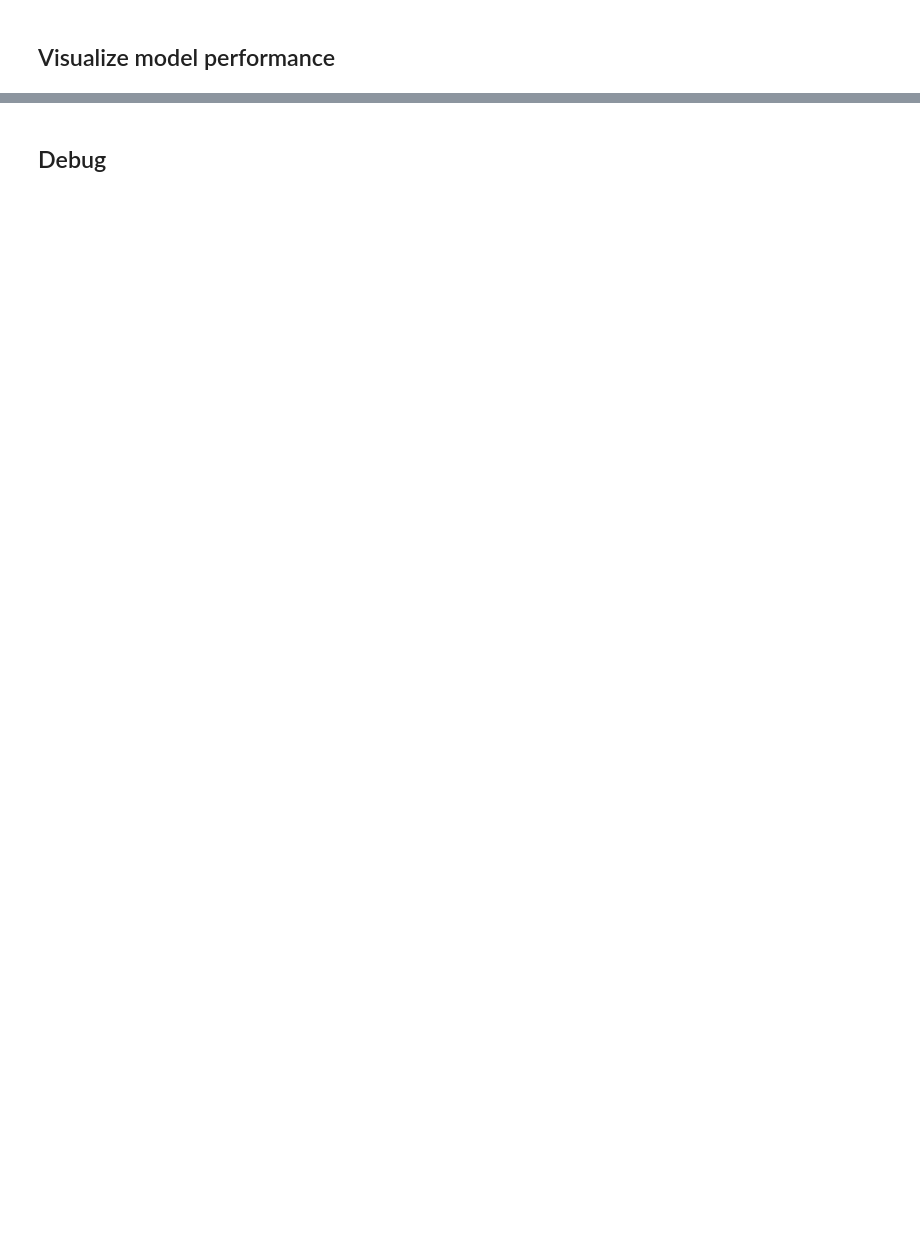
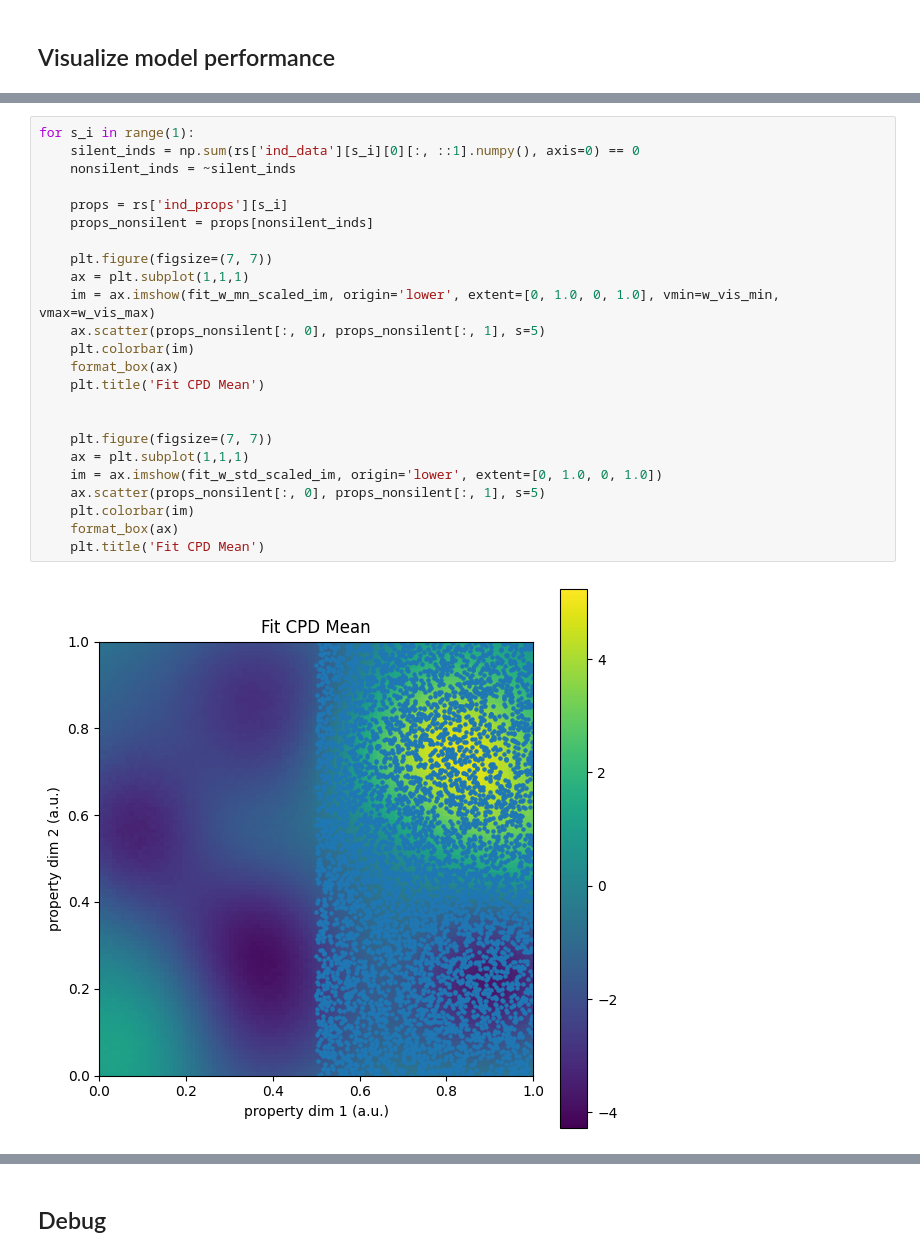
Before and after one commit to neuro-will/probabilistic_model_synthesis, a Jupyter notebook: gnlr_simulations/vis_one_dim_synthesis_example.ipynb, the cells around one changed output, grey strips where cells are left out. Drawn from its saved outputs; the diff is of its cells as text; blank space fills up the shorter version.

```diff
--- a/gnlr_simulations/vis_one_dim_synthesis_example.ipynb
+++ b/gnlr_simulations/vis_one_dim_synthesis_example.ipynb
@@ -701,0 +718,26 @@ Done evaluating model performance for subject 99.
+# %%
+for s_i in range(1):
+    silent_inds = np.sum(rs['ind_data'][s_i][0][:, ::1].numpy(), axis=0) == 0
+    nonsilent_inds = ~silent_inds
+
+    props = rs['ind_props'][s_i]
+    props_nonsilent = props[nonsilent_inds]
+
+    plt.figure(figsize=(7, 7))
+    ax = plt.subplot(1,1,1)
+    im = ax.imshow(fit_w_mn_scaled_im, origin='lower', extent=[0, 1.0, 0, 1.0], vmin=w_vis_min, vmax=w_vis_max)
+    ax.scatter(props_nonsilent[:, 0], props_nonsilent[:, 1], s=5)
+    plt.colorbar(im)
+    format_box(ax)
+    plt.title('Fit CPD Mean')
+
+
+    plt.figure(figsize=(7, 7))
+    ax = plt.subplot(1,1,1)
+    im = ax.imshow(fit_w_std_scaled_im, origin='lower', extent=[0, 1.0, 0, 1.0])
+    ax.scatter(props_nonsilent[:, 0], props_nonsilent[:, 1], s=5)
+    plt.colorbar(im)
+    format_box(ax)
+    plt.title('Fit CPD Mean')
+# %% [output]
+[figure, added]
```
Also changed, not shown: parts of 30 cells of this notebook, 13 other files.
